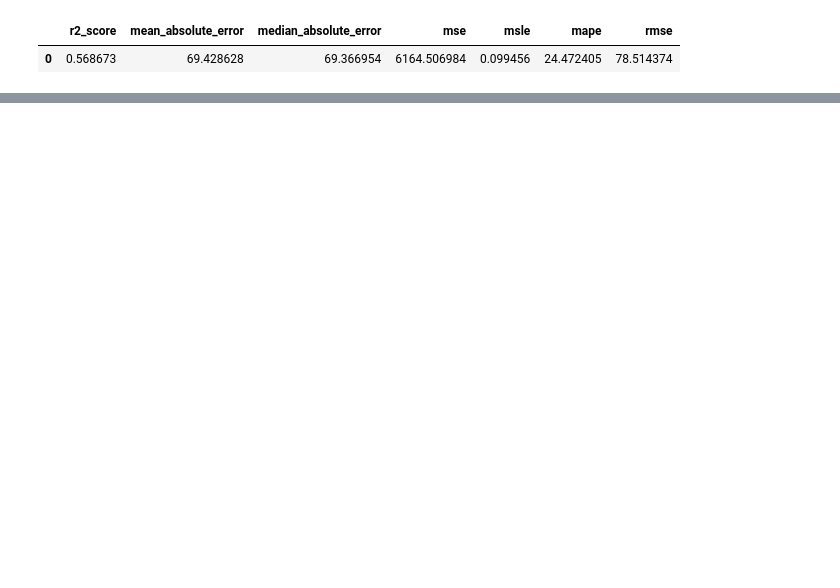
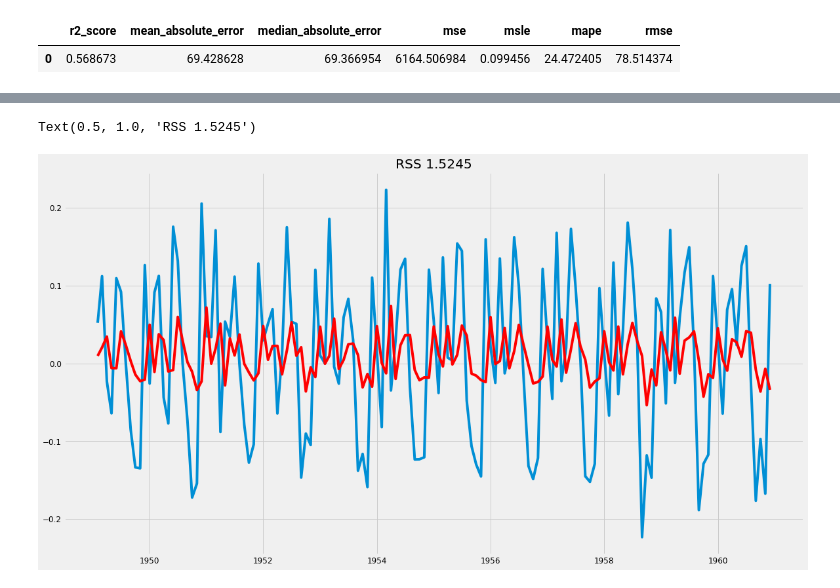
Before and after one commit to melwinmpk/python_datascience, a Jupyter notebook: ML/Time Series Analysis and Forcasting in Python.ipynb, the cells around one changed output, grey strips where cells are left out. Saved outputs shown, nothing was run; the diff lists cells and outputs as text; code cells hidden in the pictures; blank space fills up the shorter version.

```diff
--- a/ML/Time Series Analysis and Forcasting in Python.ipynb
+++ b/ML/Time Series Analysis and Forcasting in Python.ipynb
@@ -732,0 +737,3 @@ evaluate_forcast(y.passengers, predictions_ARIMA)
+# %%
+model = ARMA(ts_log_diff, order=(0,1))
+model_fit = model.fit(disp=False)
@@ -732,0 +767,7 @@ evaluate_forcast(y.passengers, predictions_ARIMA)
+# %%
+plt.plot(ts_log_diff)
+plt.plot(model_fit.fittedvalues, color='red')
+plt.title('RSS %.4f'% np.nansum((model_fit.fittedvalues-ts_log_diff)**2))
+# %% [output]
+Text(0.5, 1.0, 'RSS 1.5245')
+[figure, added]
```
Also changed, not shown: parts of 11 cells of this notebook.
